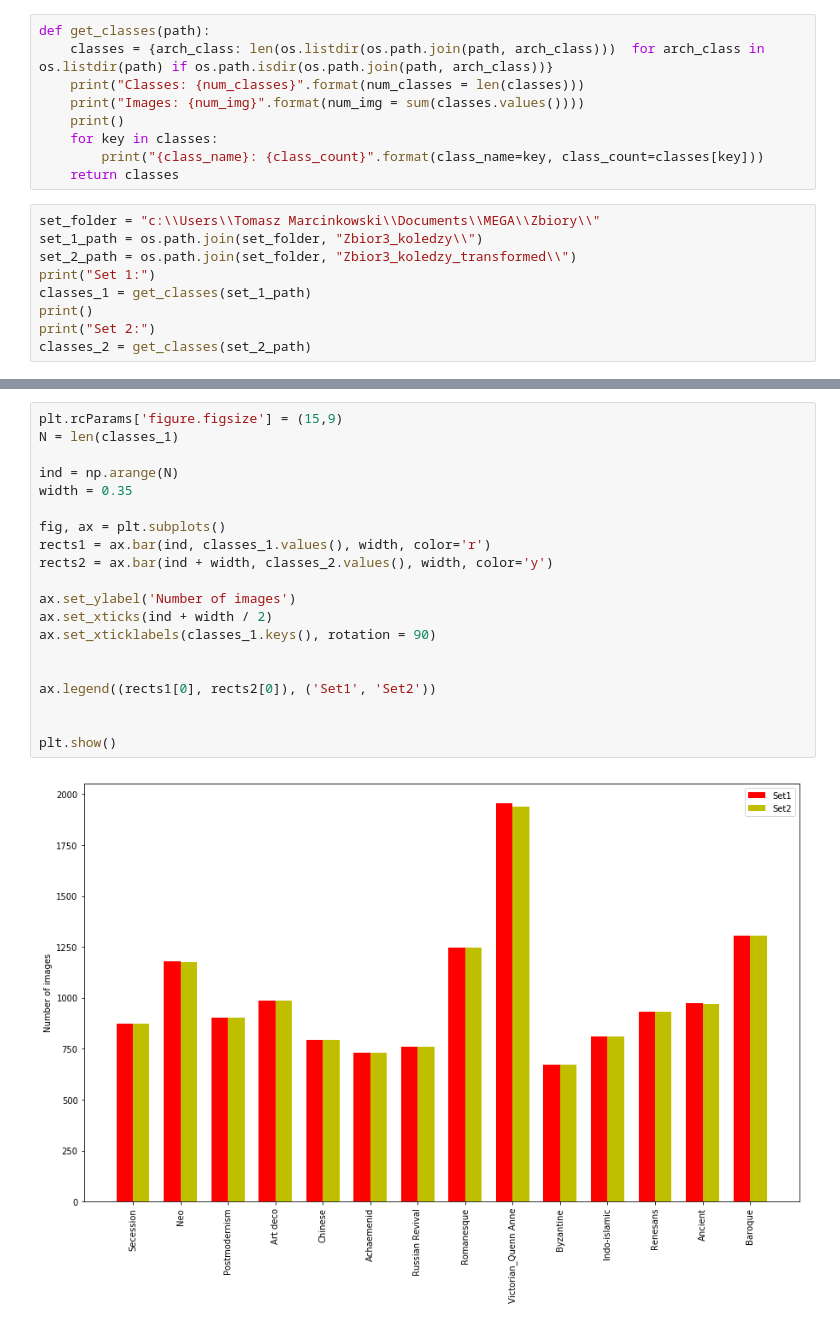
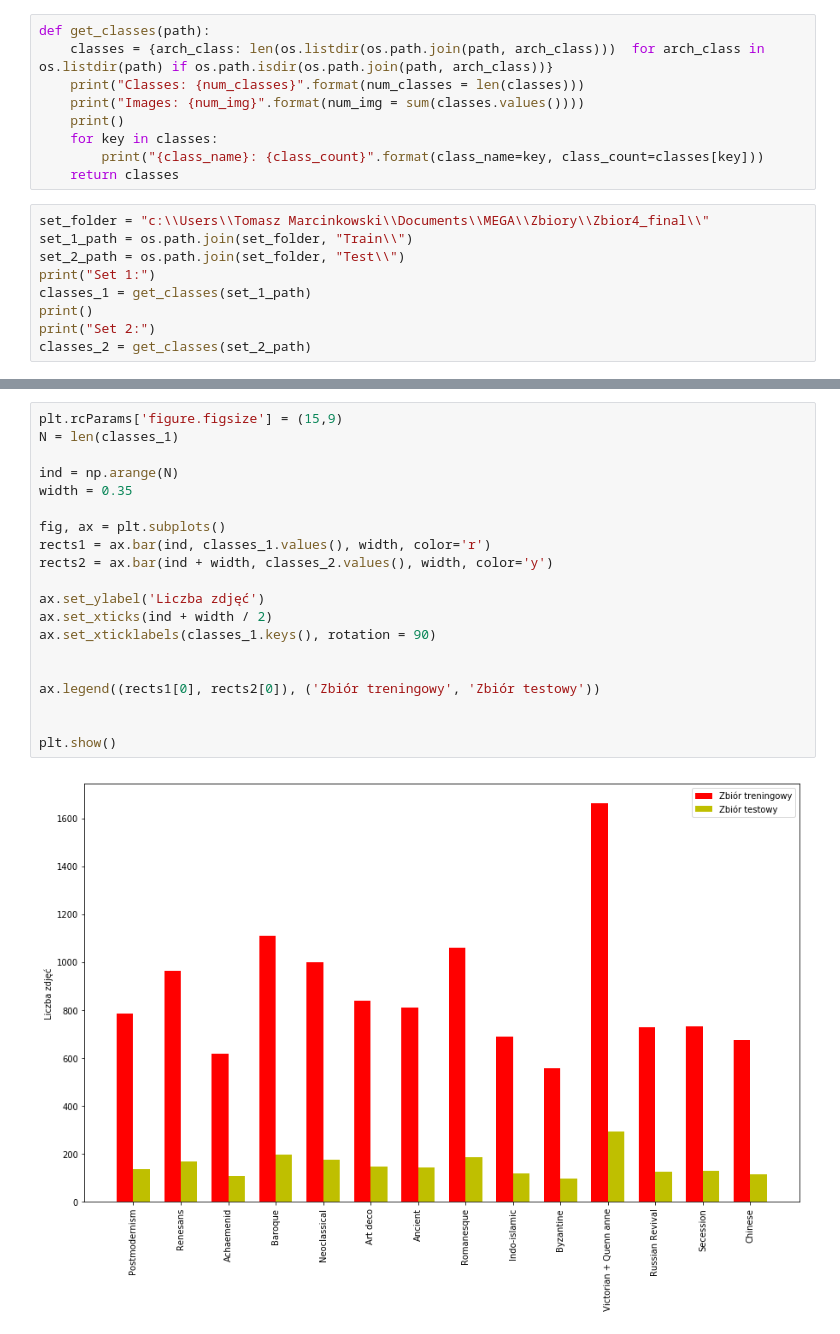
Before and after one commit to TomaszMarcinkowski1000/NTWON-Architecture_Style_Recognition, a Jupyter notebook: Set Analysis.ipynb, the cells around one changed output, grey strips where cells are left out. Drawn from its saved outputs; the diff is of its cells as text.

```diff
--- a/Set Analysis.ipynb
+++ b/Set Analysis.ipynb
@@ -13,9 +13,9 @@ def get_classes(path):
         print("{class_name}: {class_count}".format(class_name=key, class_count=classes[key]))
     return classes
 # %%
-set_folder = "c:\\Users\\Tomasz Marcinkowski\\Documents\\MEGA\\Zbiory\\"
-set_1_path = os.path.join(set_folder, "Zbior3_koledzy\\")
-set_2_path = os.path.join(set_folder, "Zbior3_koledzy_transformed\\")
+set_folder = "c:\\Users\\Tomasz Marcinkowski\\Documents\\MEGA\\Zbiory\\Zbior4_final\\"
+set_1_path = os.path.join(set_folder, "Train\\")
+set_2_path = os.path.join(set_folder, "Test\\")
 print("Set 1:")
 classes_1 = get_classes(set_1_path)
 print()
@@ -42,22 +42,22 @@ Baroque: 1307
 # %%
 plt.rcParams['figure.figsize'] = (15,9)
 N = len(classes_1)
 
 ind = np.arange(N)
 width = 0.35
 
 fig, ax = plt.subplots()
 rects1 = ax.bar(ind, classes_1.values(), width, color='r')
 rects2 = ax.bar(ind + width, classes_2.values(), width, color='y')
 
-ax.set_ylabel('Number of images')
+ax.set_ylabel('Liczba zdjęć')
 ax.set_xticks(ind + width / 2)
 ax.set_xticklabels(classes_1.keys(), rotation = 90)
 
 
-ax.legend((rects1[0], rects2[0]), ('Set1', 'Set2'))
+ax.legend((rects1[0], rects2[0]), ('Zbiór treningowy', 'Zbiór testowy'))
 
 
 plt.show()
 # %% [output]
-[figure, old version]
+[figure, new version]
```
Also changed, not shown: parts of 1 cell of this notebook, 2 other files.
